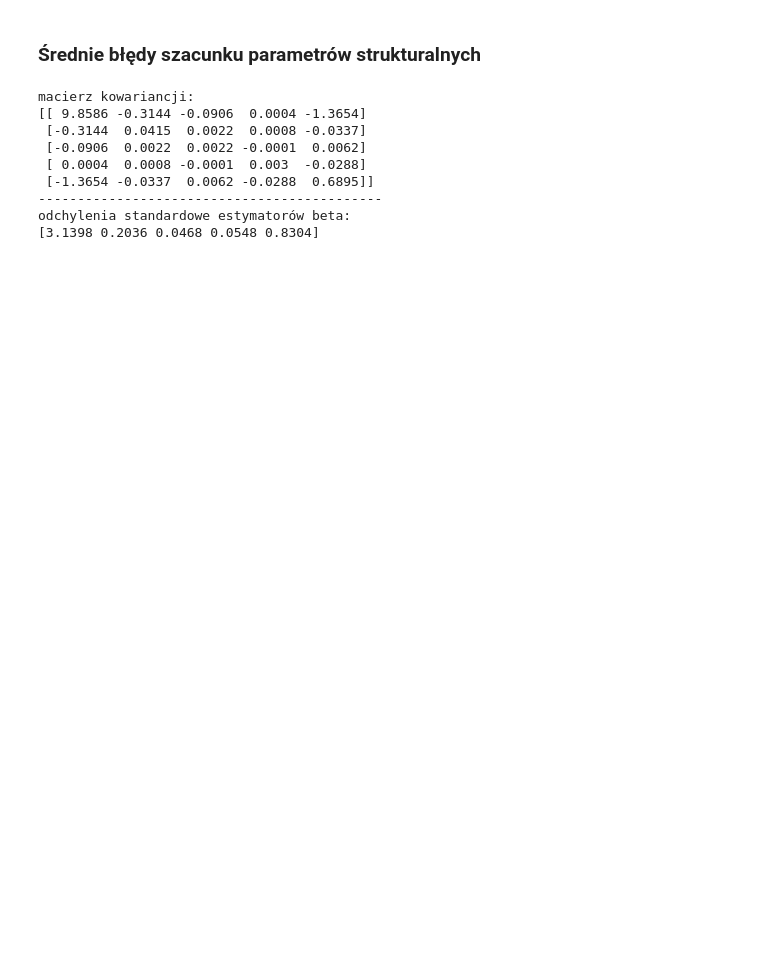
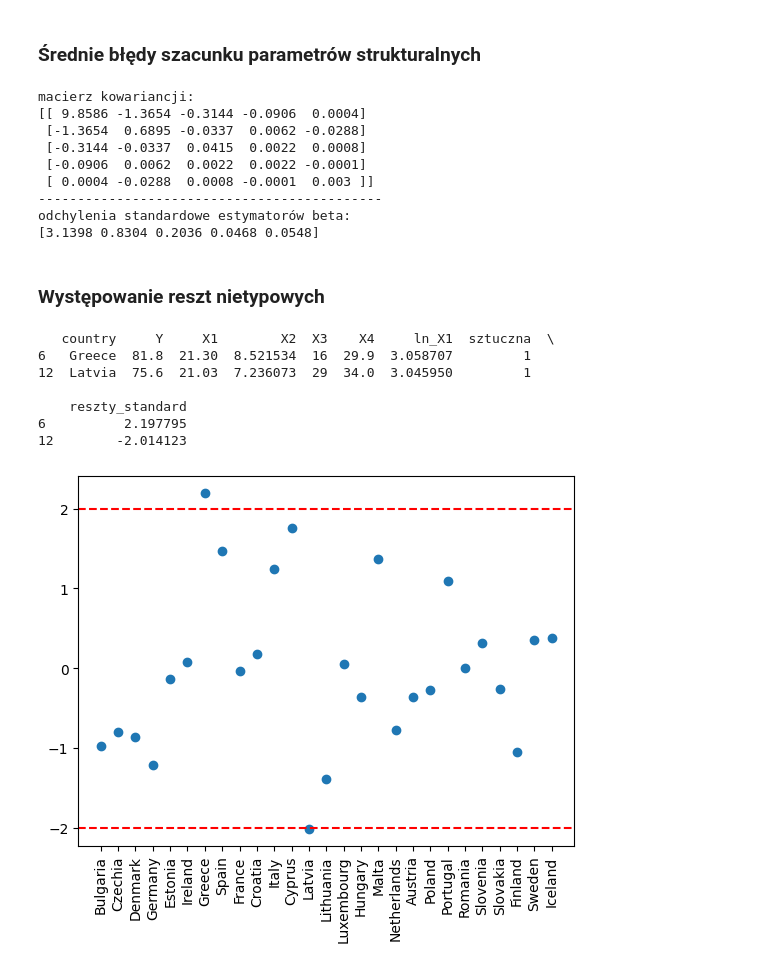
Before and after one commit to Papkin2/ekonometria_projekty, a Jupyter notebook: notebooks/bartek_notebook.ipynb, the cells around one changed output. Cells and saved outputs as stored; diff of their text form; code cells hidden in the pictures; blank space fills up the shorter version.

Commit message:
Dodanie 4części do notatnika(bartek). Reszty nietypowe, estymacja kombinacji liniowej

```diff
--- a/notebooks/bartek_notebook.ipynb
+++ b/notebooks/bartek_notebook.ipynb
@@ -55,10 +87,9 @@ y = data.Y
 # %% [markdown]
 #### X - macierz zmiennych objaśniających, bez kolumny 'country' i 'Y', ale z logarytmem z 'X1'
 # %%
-X = data.drop(columns=['country', 'Y', 'X1'])
-data['log_X1'] = np.log(data['X1'])
+data['ln_X1'] = np.log(data['X1'])
+X = data[["ln_X1", "X2", "X3", "X4"]].copy()
 X = np.asarray(X.values)
-
 y = np.asarray(y).reshape(-1, 1)
 
 t = X.shape[0]
@@ -130,11 +161,36 @@ se_beta = np.sqrt(var_beta) # odchylenia standardowe estymatorów beta \ średni
 print(f'odchylenia standardowe estymatorów beta:\n{se_beta.round(4)}')
 # %% [output]
 macierz kowariancji:
-[[ 9.8586 -0.3144 -0.0906  0.0004 -1.3654]
- [-0.3144  0.0415  0.0022  0.0008 -0.0337]
- [-0.0906  0.0022  0.0022 -0.0001  0.0062]
- [ 0.0004  0.0008 -0.0001  0.003  -0.0288]
- [-1.3654 -0.0337  0.0062 -0.0288  0.6895]]
+[[ 9.8586 -1.3654 -0.3144 -0.0906  0.0004]
+ [-1.3654  0.6895 -0.0337  0.0062 -0.0288]
+ [-0.3144 -0.0337  0.0415  0.0022  0.0008]
+ [-0.0906  0.0062  0.0022  0.0022 -0.0001]
+ [ 0.0004 -0.0288  0.0008 -0.0001  0.003 ]]
 --------------------------------------------
 odchylenia standardowe estymatorów beta:
-[3.1398 0.2036 0.0468 0.0548 0.8304]
+[3.1398 0.8304 0.2036 0.0468 0.0548]
+# %% [markdown]
+### Występowanie reszt nietypowych
+# %%
+reszty_standard = zscore(y - y_hat)
+sztuczna = (np.abs(reszty_standard) > 2).astype(int)
+
+data['sztuczna'] = sztuczna
+
+data['reszty_standard'] = reszty_standard
+
+plt.scatter(data['country'], data['reszty_standard'])
+plt.axhline(2, color='red', linestyle='--')
+plt.axhline(-2, color='red', linestyle='--')
+plt.xticks(rotation=90)
+print(data[data['sztuczna'] == 1])
+plt.show()
+# %% [output]
+   country     Y     X1        X2  X3    X4     ln_X1  sztuczna  \
+6   Greece  81.8  21.30  8.521534  16  29.9  3.058707         1
+12  Latvia  75.6  21.03  7.236073  29  34.0  3.045950         1
+
+    reszty_standard
+6          2.197795
+12        -2.014123
+[figure, added]
```
Also changed, not shown: parts of 8 cells of this notebook.
